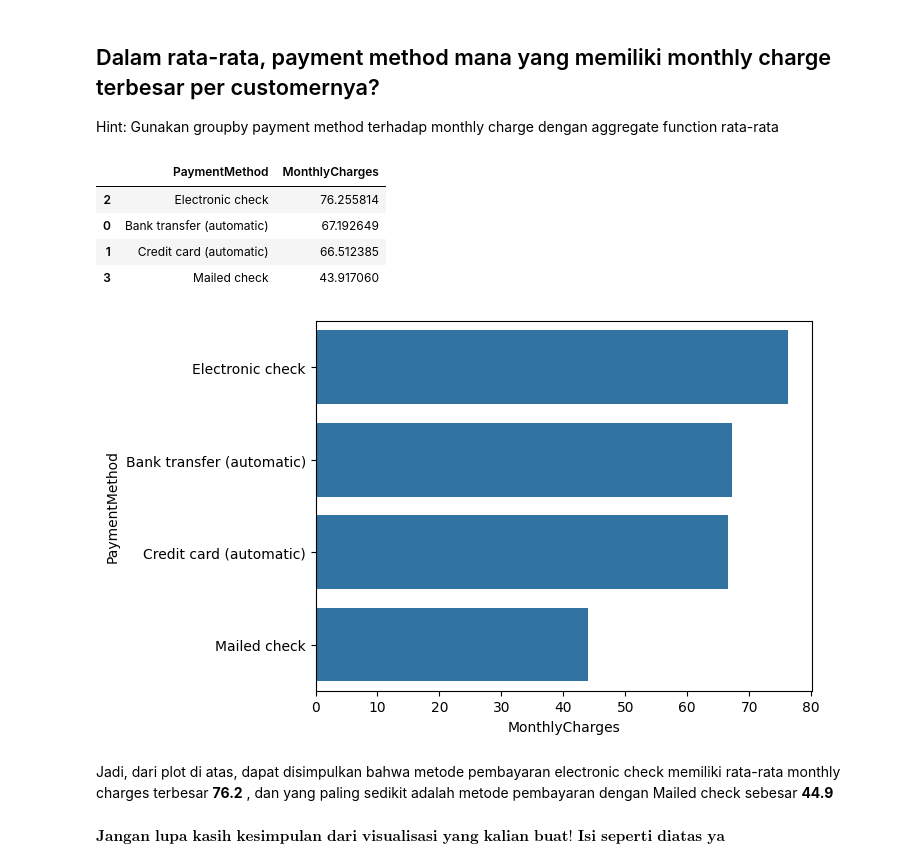
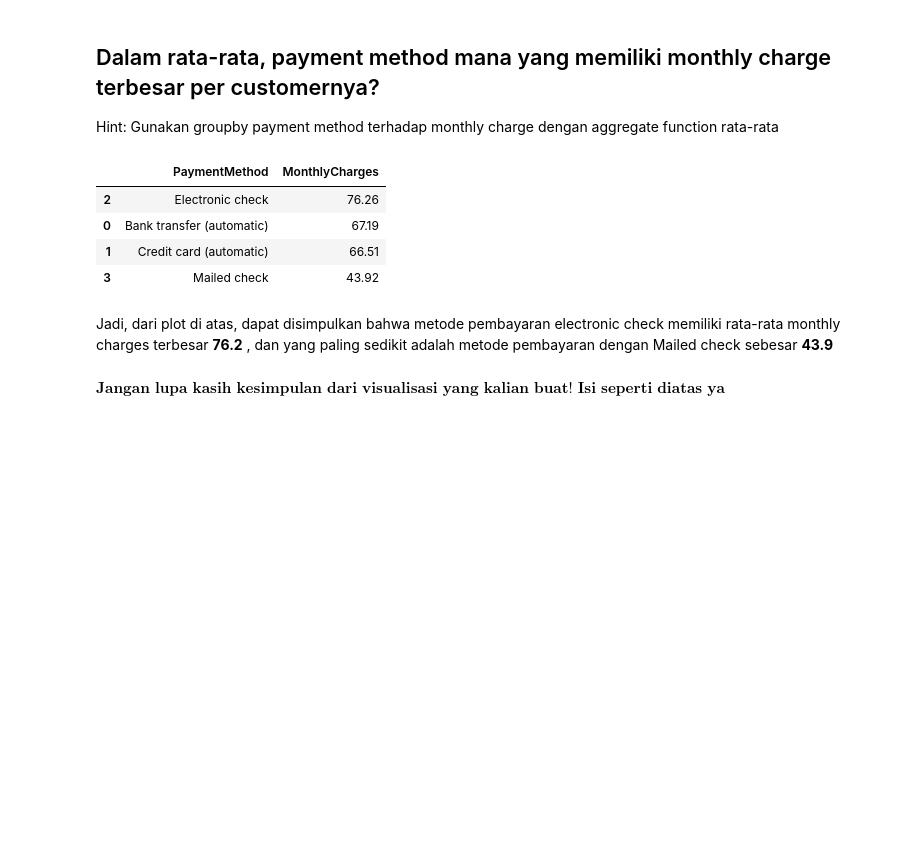
Before and after one commit to agirahmawandi/hw_datavisualitation, a Jupyter notebook: Data Visualization - Template Homework.ipynb, the cells around one changed output. Drawn from its saved outputs; the diff is of its cells as text; code cells hidden in the pictures; blank space fills up the shorter version.

```diff
--- a/Data Visualization - Template Homework.ipynb
+++ b/Data Visualization - Template Homework.ipynb
@@ -60,18 +43,13 @@ Hint: Gunakan groupby payment method terhadap monthly charge dengan aggregate fu
 # %%
 df_pay = (df.groupby('PaymentMethod', as_index=False)
           ['MonthlyCharges'].mean()
-          .sort_values('MonthlyCharges', ascending=False))
-
-#plot
-sns.barplot(x='MonthlyCharges', y='PaymentMethod',data=df_pay)
-# plt.xlabel('Rata-rata Monthly Charges')
-# plt.ylabel('Metode Pembayaran')
+          .sort_values('MonthlyCharges', ascending=False)
+          .round(2))
 
 df_pay
 # %% [output]
 |  | PaymentMethod | MonthlyCharges |
-| 2 | Electronic check | 76.255814 |
-| 0 | Bank transfer (automatic) | 67.192649 |
-| 1 | Credit card (automatic) | 66.512385 |
-| 3 | Mailed check | 43.917060 |
+| 2 | Electronic check | 76.26 |
+| 0 | Bank transfer (automatic) | 67.19 |
+| 1 | Credit card (automatic) | 66.51 |
+| 3 | Mailed check | 43.92 |
-[figure, removed]
@@ -78,5 +59,5 @@ df_pay
 # %% [markdown]
-Jadi, dari plot di atas, dapat disimpulkan bahwa metode pembayaran electronic check memiliki rata-rata monthly charges terbesar **76.2** , dan yang paling sedikit adalah metode pembayaran dengan Mailed check sebesar **44.9**
+Jadi, dari plot di atas, dapat disimpulkan bahwa metode pembayaran electronic check memiliki rata-rata monthly charges terbesar **76.2** , dan yang paling sedikit adalah metode pembayaran dengan Mailed check sebesar **43.9**
 # %% [markdown]
 $\textbf{Jangan lupa kasih kesimpulan dari visualisasi yang kalian buat! Isi seperti diatas ya}$
 # %% [markdown]
```
Also changed, not shown: parts of 18 cells of this notebook.
